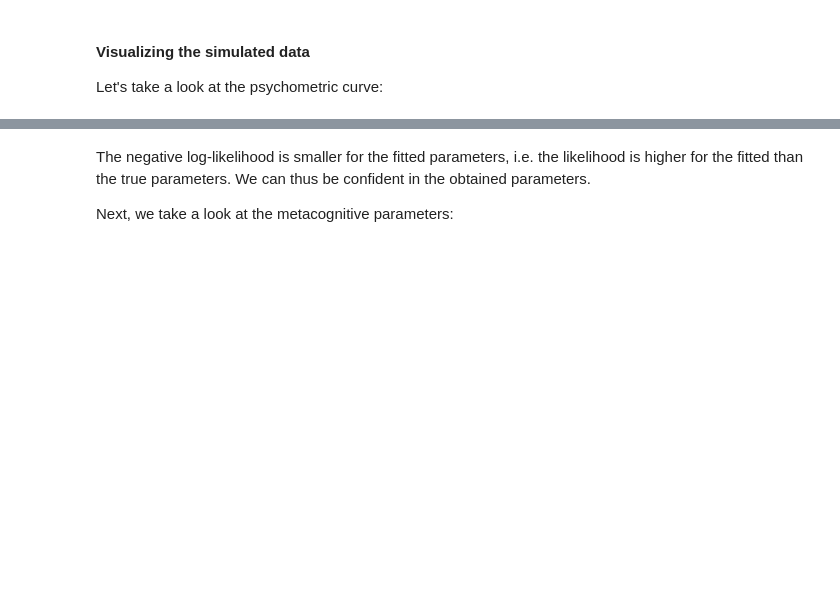
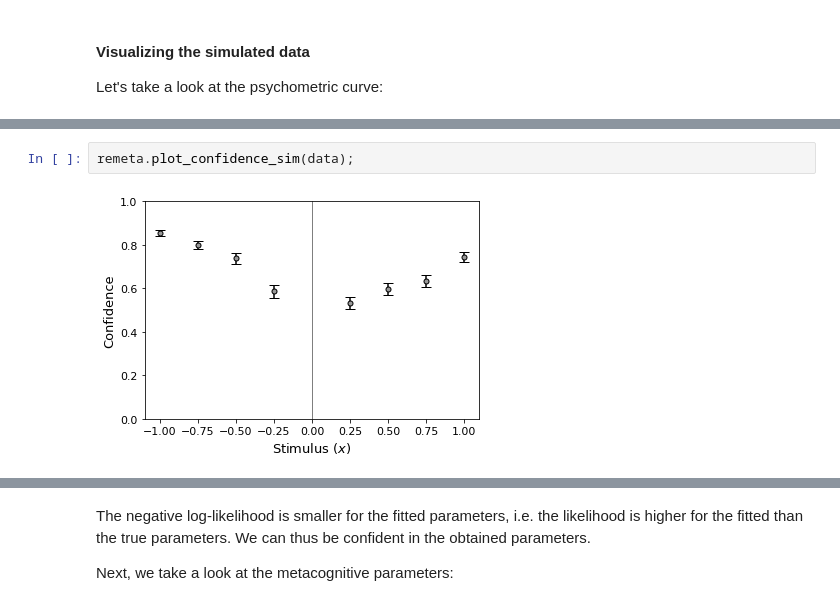
Before and after one commit to m-guggenmos/remeta, a Jupyter notebook: demo/basic_usage.ipynb, the cells around one changed output, grey strips where cells are left out. Drawn from its saved outputs; the diff is of its cells as text; blank space fills up the shorter version.

```diff
--- a/demo/basic_usage.ipynb
+++ b/demo/basic_usage.ipynb
@@ -82,2 +123,6 @@ Note that the purple line is not a fit, but a logistic function based on the tru
 
 Next, we plot the relationship between stimulus intensity and confidence:
+# %%
+remeta.plot_confidence_sim(data);
+# %% [output]
+[figure, added]
```
Also changed, not shown: parts of 61 cells of this notebook, 5 other files.
